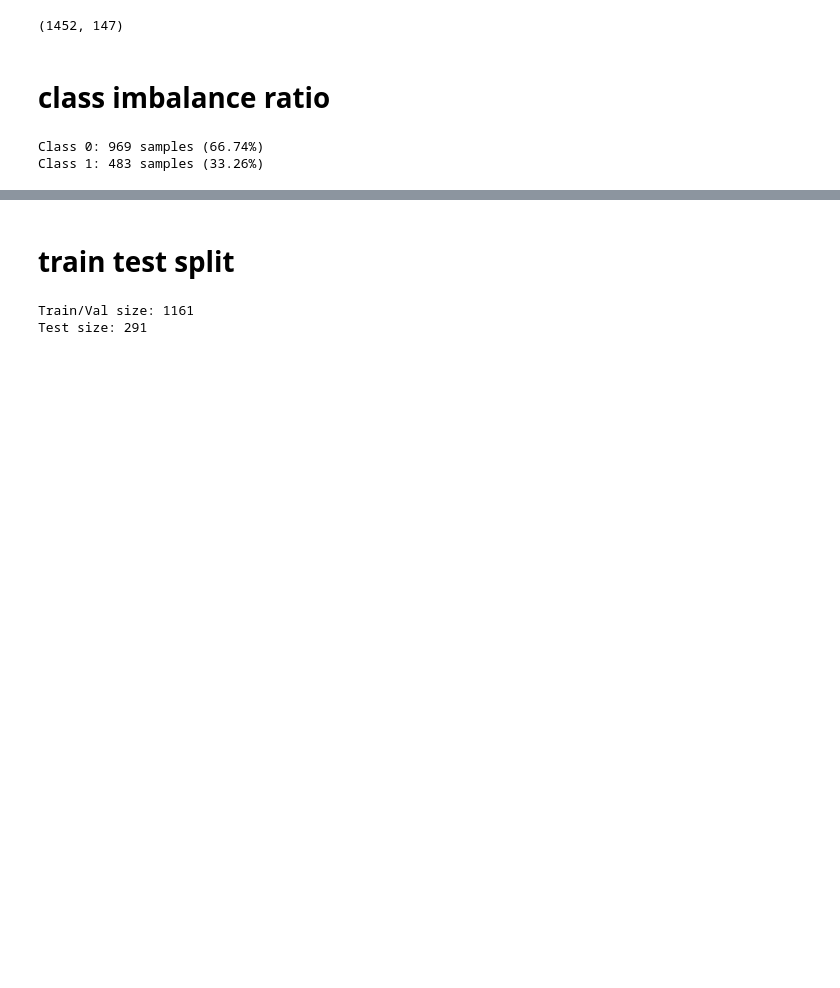
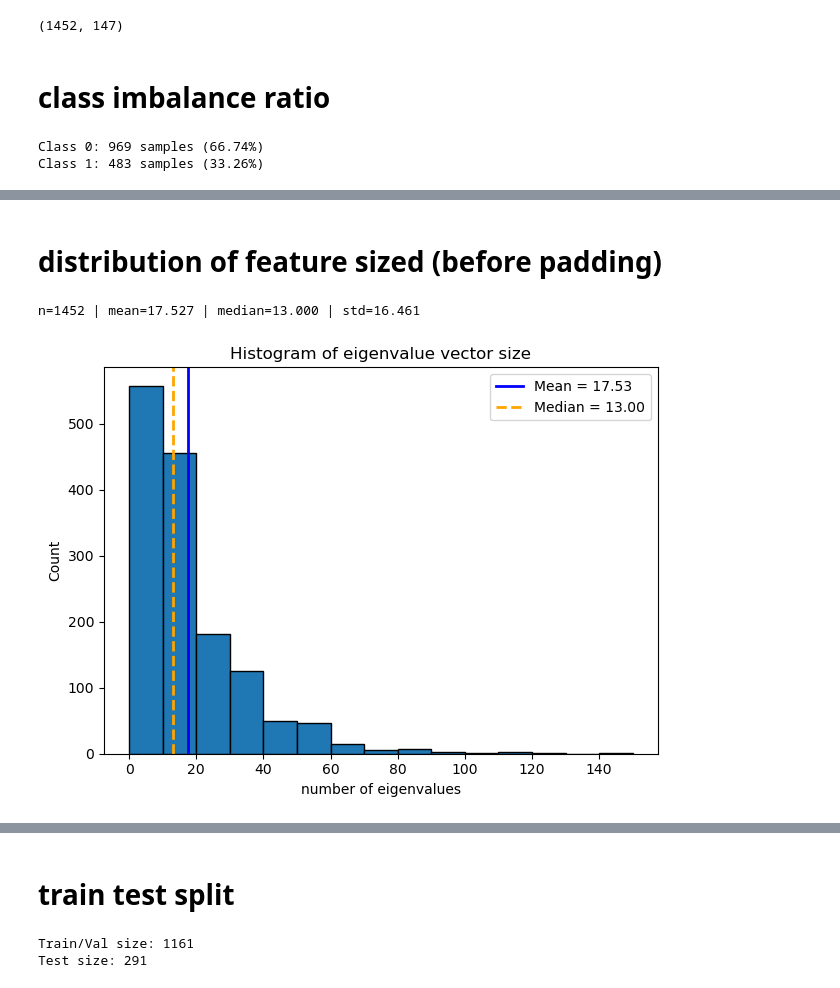
Before and after one commit to MMynampati/density_sensitivity, a Jupyter notebook: Descriptor1/descriptor1_model.ipynb, the cells around one changed output, grey strips where cells are left out. Drawn from its saved outputs; the diff is of its cells as text; code cells hidden in the pictures; blank space fills up the shorter version.

```diff
--- a/Descriptor1/descriptor1_model.ipynb
+++ b/Descriptor1/descriptor1_model.ipynb
@@ -75,0 +77,31 @@ Cols ≥99% zero (0-based): [72, 73, 74, 75, 76, 77, 78, 79, 80, 81, 82, 83, 84,
+# %% [markdown]
+# distribution of feature sized (before padding)
+# %%
+vals = X[:, -1]
+
+# Compute stats
+vals_mean = float(np.mean(vals))
+vals_median = float(np.median(vals))
+vals_std = float(np.std(vals, ddof=1)) if vals.size > 1 else float("nan")
+
+print(f"n={vals.size} | mean={vals_mean:.3f} | median={vals_median:.3f} | std={vals_std:.3f}")
+
+bin_width = 10
+min_edge = math.floor(vals.min() / bin_width) * bin_width
+max_edge = math.ceil(vals.max() / bin_width) * bin_width
+bins = np.arange(min_edge, max_edge + bin_width, bin_width)
+
+# Histogram
+plt.figure()
+plt.hist(vals, bins=bins, edgecolor="black")
+plt.axvline(vals_mean, color="blue", linestyle='-', linewidth=2, label=f"Mean = {vals_mean:.2f}")
+plt.axvline(vals_median, color="orange", linestyle='--', linewidth=2, label=f"Median = {vals_median:.2f}")
+plt.xlabel("number of eigenvalues")
+plt.ylabel("Count")
+plt.title("Histogram of eigenvalue vector size")
+plt.legend()
+plt.tight_layout()
+plt.show()
+# %% [output]
+n=1452 | mean=17.527 | median=13.000 | std=16.461
+[figure, added]
```
Also changed, not shown: parts of 17 cells of this notebook.
